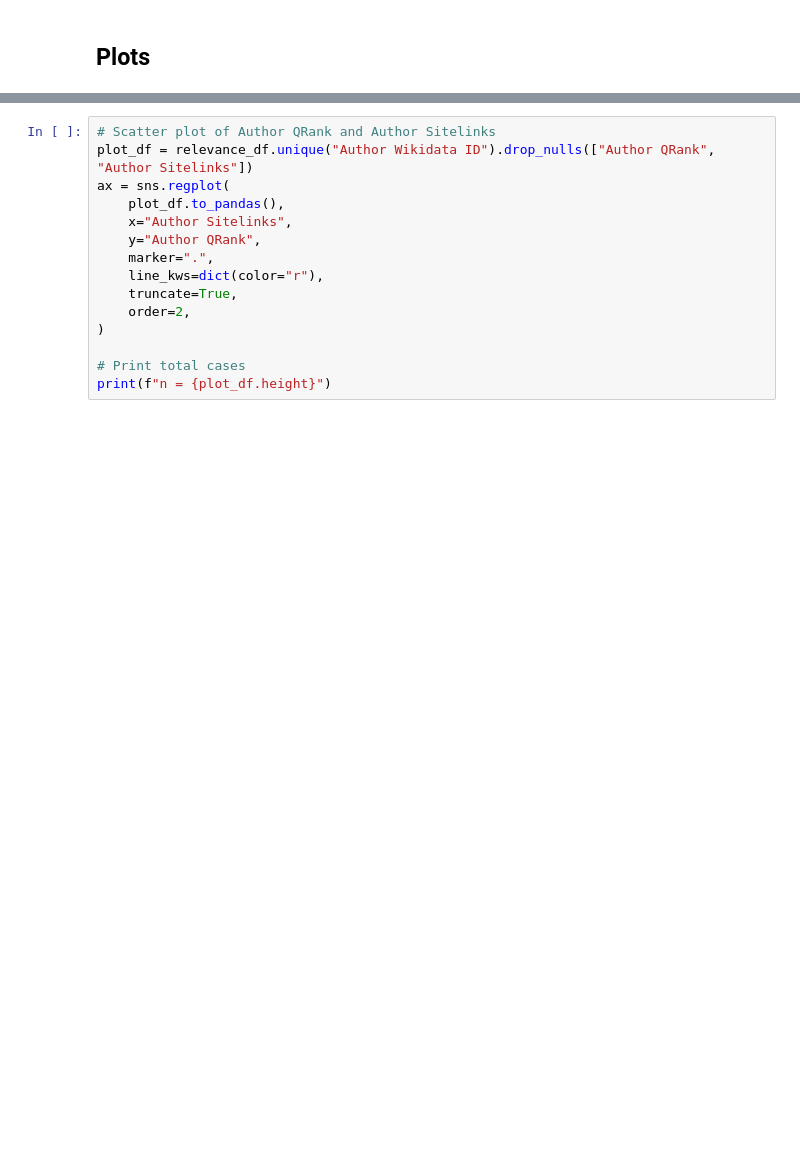
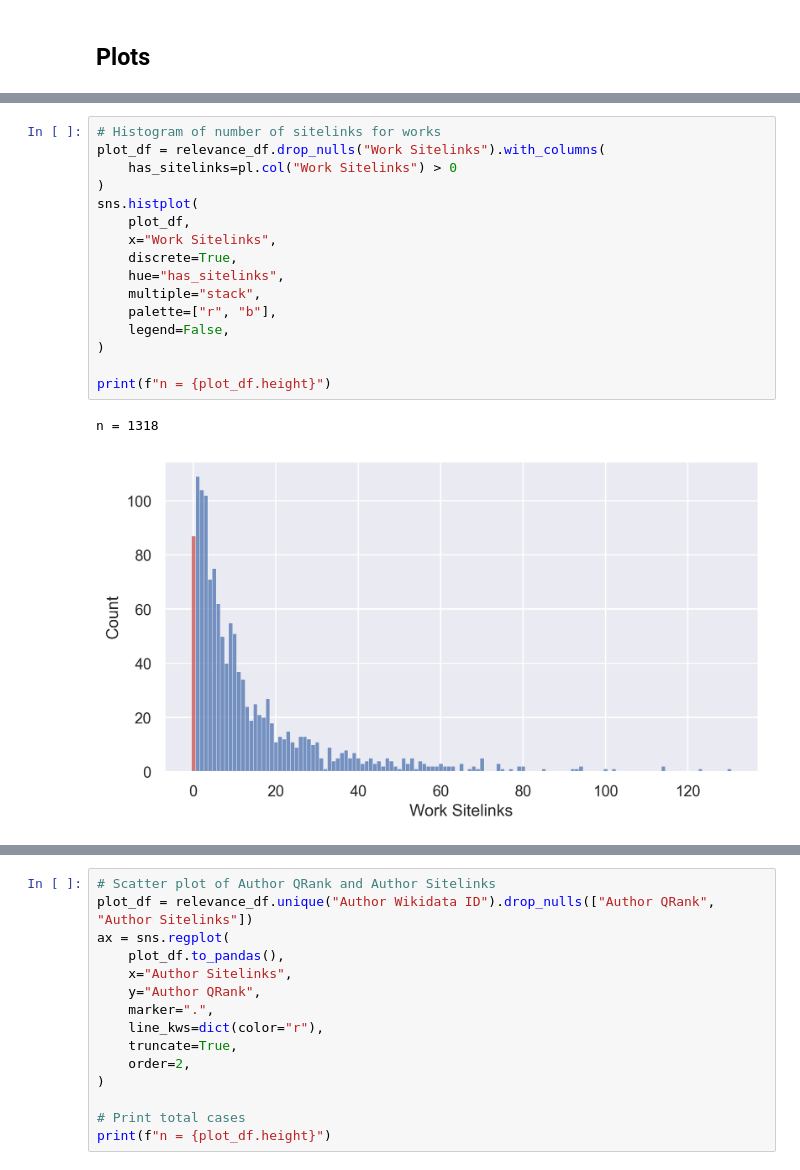
Before and after one commit to temporal-communities/1001-books, a Jupyter notebook: main.ipynb, the cells around one changed output, grey strips where cells are left out. Drawn from its saved outputs; the diff is of its cells as text; blank space fills up the shorter version.

```diff
--- a/main.ipynb
+++ b/main.ipynb
@@ -236 +239,20 @@ ax = sns.histplot(
+# %%
+# Histogram of number of sitelinks for works
+plot_df = relevance_df.drop_nulls("Work Sitelinks").with_columns(
+    has_sitelinks=pl.col("Work Sitelinks") > 0
+)
+sns.histplot(
+    plot_df,
+    x="Work Sitelinks",
+    discrete=True,
+    hue="has_sitelinks",
+    multiple="stack",
+    palette=["r", "b"],
+    legend=False,
+)
+
+print(f"n = {plot_df.height}")
+# %% [output]
+n = 1318
+[figure, added]
 # %%
```
Also changed, not shown: parts of 11 cells of this notebook, 2 other files.
